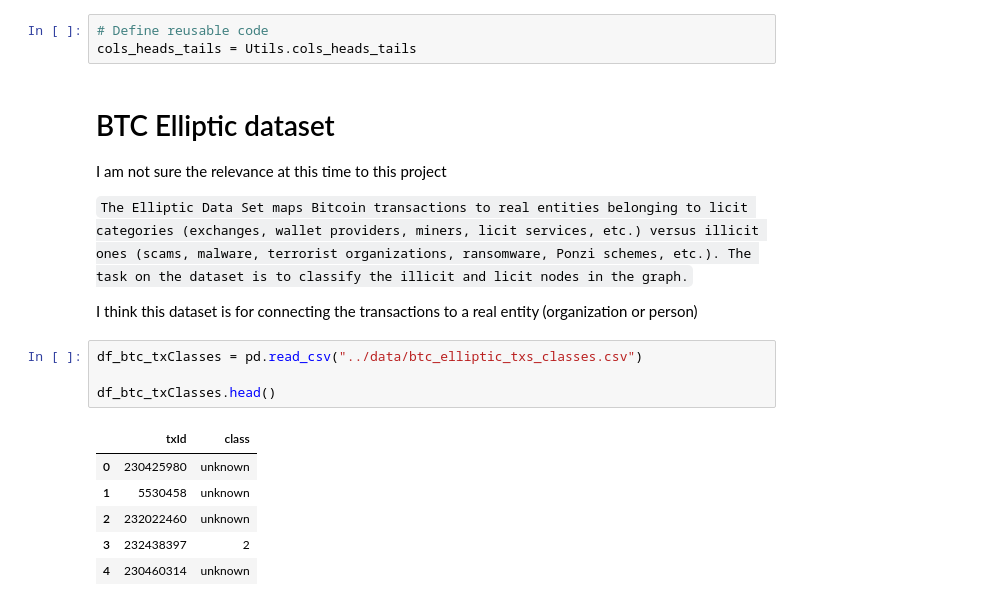
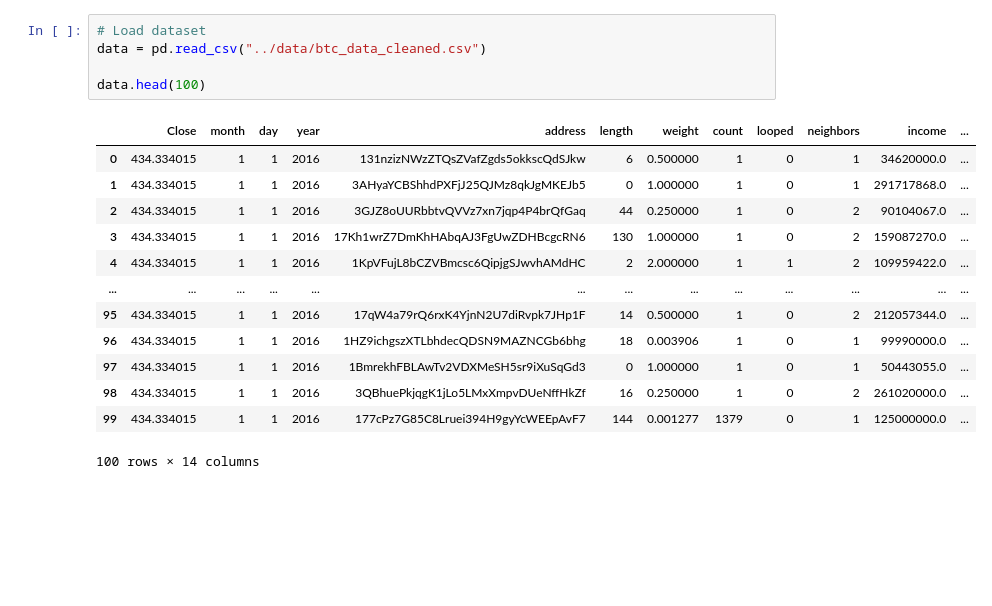
Before and after one commit to yaelBrown/Detecting-Fraud-in-Blockchain, a Jupyter notebook: notebooks/btc_datasets_eda.ipynb, the cells around one changed output. Drawn from its saved outputs; the diff is of its cells as text; blank space fills up the shorter version.

```diff
--- a/notebooks/btc_datasets_eda.ipynb
+++ b/notebooks/btc_datasets_eda.ipynb
@@ -15,22 +11,19 @@ from utils import Utils
-# %%
-# Define reusable code
-cols_heads_tails = Utils.cols_heads_tails
-# %% [markdown]
-# BTC Elliptic dataset
-
-I am not sure the relevance at this time to this project
-
-`The Elliptic Data Set maps Bitcoin transactions to real entities belonging to licit categories (exchanges, wallet providers, miners, licit services, etc.) versus illicit ones (scams, malware, terrorist organizations, ransomware, Ponzi schemes, etc.). The task on the dataset is to classify the illicit and licit nodes in the graph.`
-
-I think this dataset is for connecting the transactions to a real entity (organization or person)
 # %%
-df_btc_txClasses = pd.read_csv("../data/btc_elliptic_txs_classes.csv")
+# Load dataset
+data = pd.read_csv("../data/btc_data_cleaned.csv")
 
-df_btc_txClasses.head()
+data.head(100)
 # %% [output]
-|  | txId | class |
-| 0 | 230425980 | unknown |
-| 1 | 5530458 | unknown |
-| 2 | 232022460 | unknown |
-| 3 | 232438397 | 2 |
-| 4 | 230460314 | unknown |
+|  | Close | month | day | year | address | length | weight | count | looped | neighbors | income | ... |
+| 0 | 434.334015 | 1 | 1 | 2016 | 131nzizNWzZTQsZVafZgds5okkscQdSJkw | 6 | 0.500000 | 1 | 0 | 1 | 34620000.0 | ... |
+| 1 | 434.334015 | 1 | 1 | 2016 | 3AHyaYCBShhdPXFjJ25QJMz8qkJgMKEJb5 | 0 | 1.000000 | 1 | 0 | 1 | 291717868.0 | ... |
+| 2 | 434.334015 | 1 | 1 | 2016 | 3GJZ8oUURbbtvQVVz7xn7jqp4P4brQfGaq | 44 | 0.250000 | 1 | 0 | 2 | 90104067.0 | ... |
+| 3 | 434.334015 | 1 | 1 | 2016 | 17Kh1wrZ7DmKhHAbqAJ3FgUwZDHBcgcRN6 | 130 | 1.000000 | 1 | 0 | 2 | 159087270.0 | ... |
+| 4 | 434.334015 | 1 | 1 | 2016 | 1KpVFujL8bCZVBmcsc6QipjgSJwvhAMdHC | 2 | 2.000000 | 1 | 1 | 2 | 109959422.0 | ... |
+| ... | ... | ... | ... | ... | ... | ... | ... | ... | ... | ... | ... | ... |
+| 95 | 434.334015 | 1 | 1 | 2016 | 17qW4a79rQ6rxK4YjnN2U7diRvpk7JHp1F | 14 | 0.500000 | 1 | 0 | 2 | 212057344.0 | ... |
+| 96 | 434.334015 | 1 | 1 | 2016 | 1HZ9ichgszXTLbhdecQDSN9MAZNCGb6bhg | 18 | 0.003906 | 1 | 0 | 1 | 99990000.0 | ... |
+| 97 | 434.334015 | 1 | 1 | 2016 | 1BmrekhFBLAwTv2VDXMeSH5sr9iXuSqGd3 | 0 | 1.000000 | 1 | 0 | 1 | 50443055.0 | ... |
+| 98 | 434.334015 | 1 | 1 | 2016 | 3QBhuePkjqgK1jLo5LMxXmpvDUeNffHkZf | 16 | 0.250000 | 1 | 0 | 2 | 261020000.0 | ... |
+| 99 | 434.334015 | 1 | 1 | 2016 | 177cPz7G85C8Lruei394H9gyYcWEEpAvF7 | 144 | 0.001277 | 1379 | 0 | 1 | 125000000.0 | ... |
+100 rows × 14 columns
```
Also changed, not shown: parts of 20 cells of this notebook, 10 other files.
